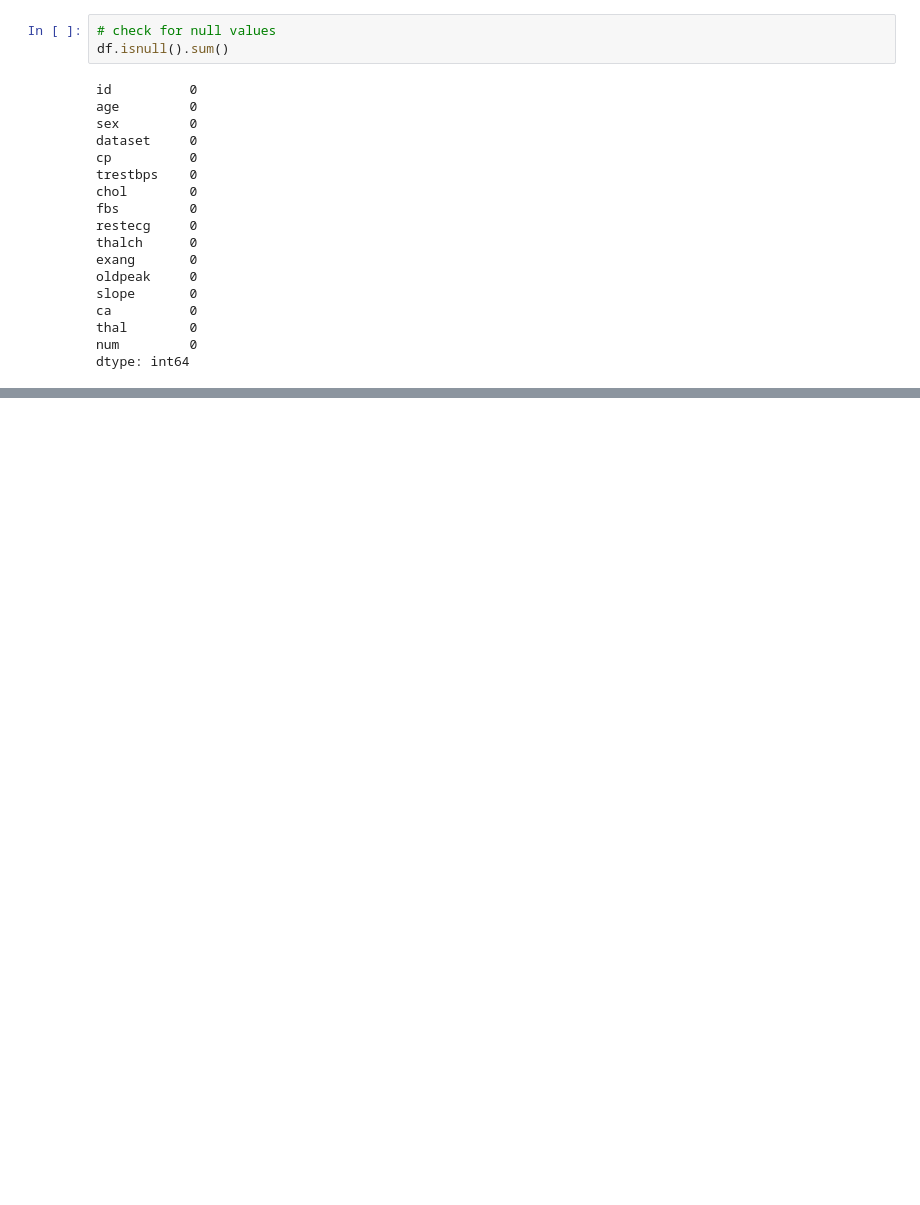
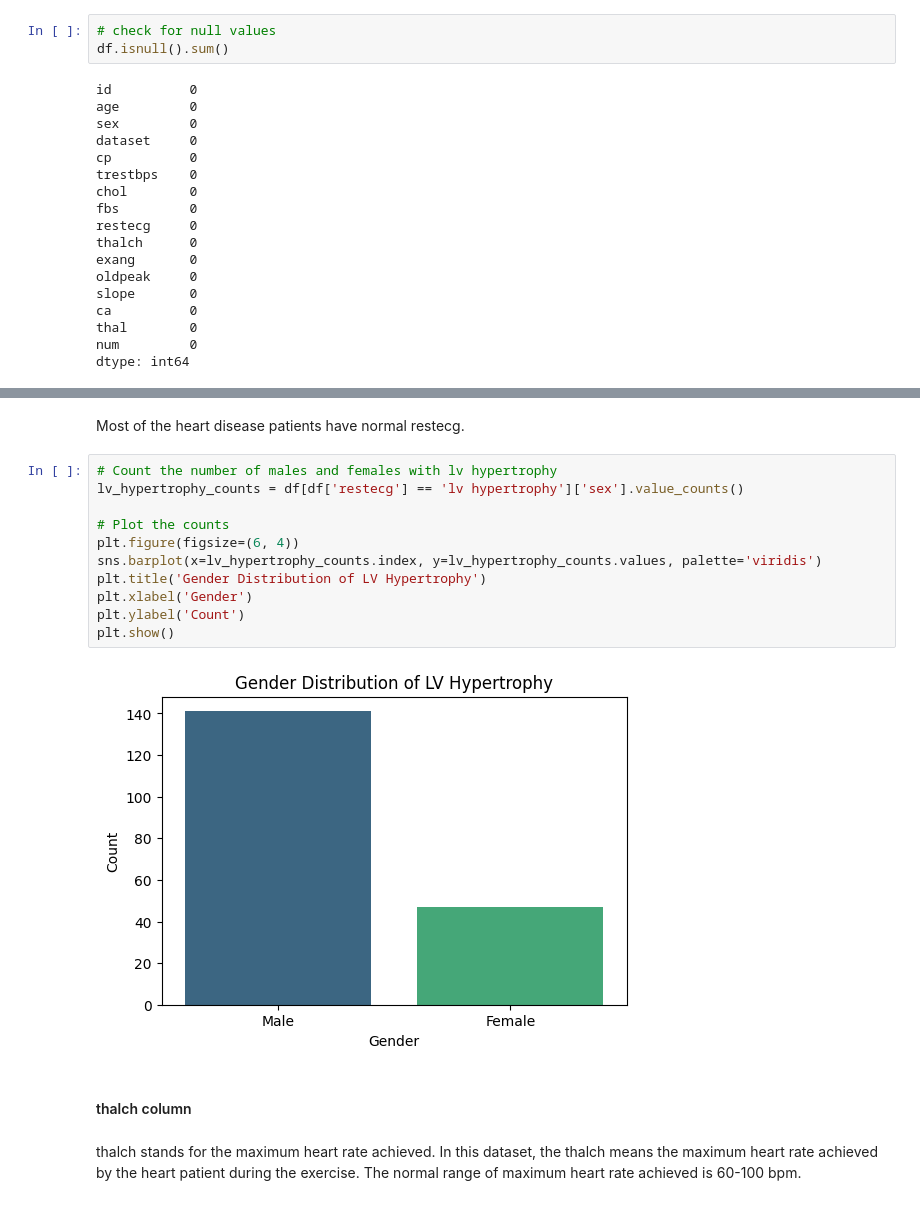
Before and after one commit to coderhyder17/Machine-Learning, a Jupyter notebook: Heart Disease project/heart_disease_project.ipynb, the cells around one changed output, grey strips where cells are left out. Drawn from its saved outputs; the diff is of its cells as text; blank space fills up the shorter version.

```diff
--- a/Heart Disease project/heart_disease_project.ipynb
+++ b/Heart Disease project/heart_disease_project.ipynb
@@ -690,0 +1062,19 @@ memory usage: 115.1+ KB
+# %% [markdown]
+Most of the heart disease patients have normal restecg.
+# %%
+# Count the number of males and females with lv hypertrophy
+lv_hypertrophy_counts = df[df['restecg'] == 'lv hypertrophy']['sex'].value_counts()
+
+# Plot the counts
+plt.figure(figsize=(6, 4))
+sns.barplot(x=lv_hypertrophy_counts.index, y=lv_hypertrophy_counts.values, palette='viridis')
+plt.title('Gender Distribution of LV Hypertrophy')
+plt.xlabel('Gender')
+plt.ylabel('Count')
+plt.show()
+# %% [output]
+[figure, added]
+# %% [markdown]
+#### thalch column
+# %% [markdown]
+thalch stands for the maximum heart rate achieved. In this dataset, the thalch means the maximum heart rate achieved by the heart patient during the exercise. The normal range of maximum heart rate achieved is 60-100 bpm.
```
Also changed, not shown: parts of 117 cells of this notebook, 3 other files.
